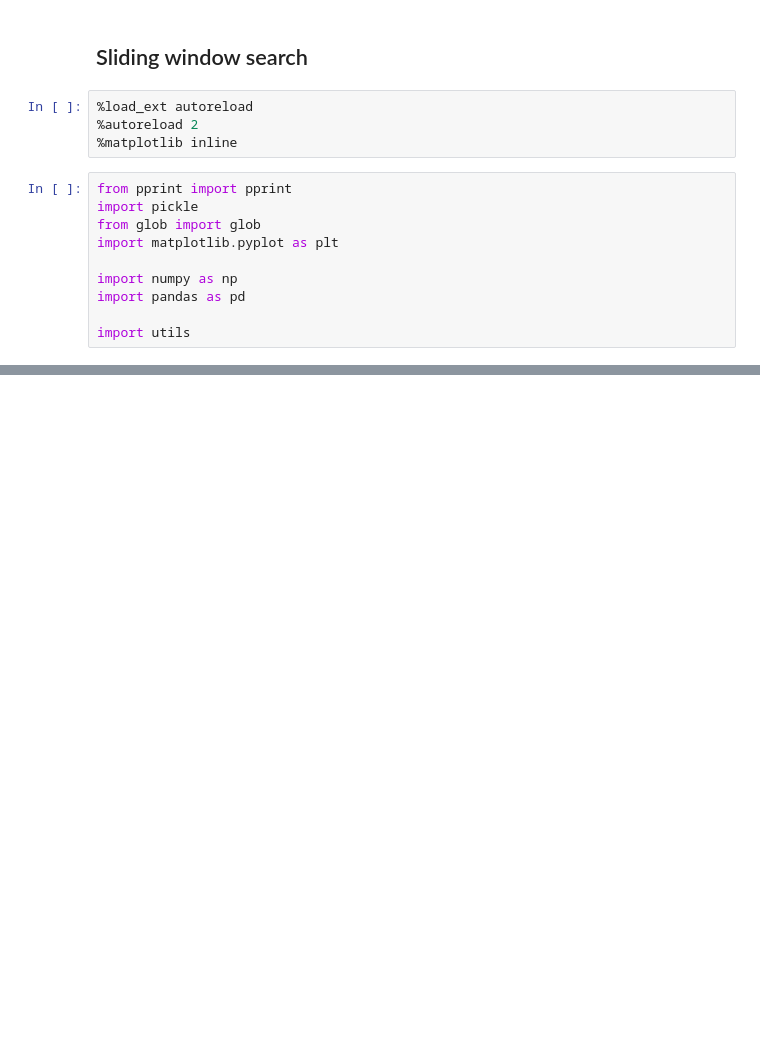
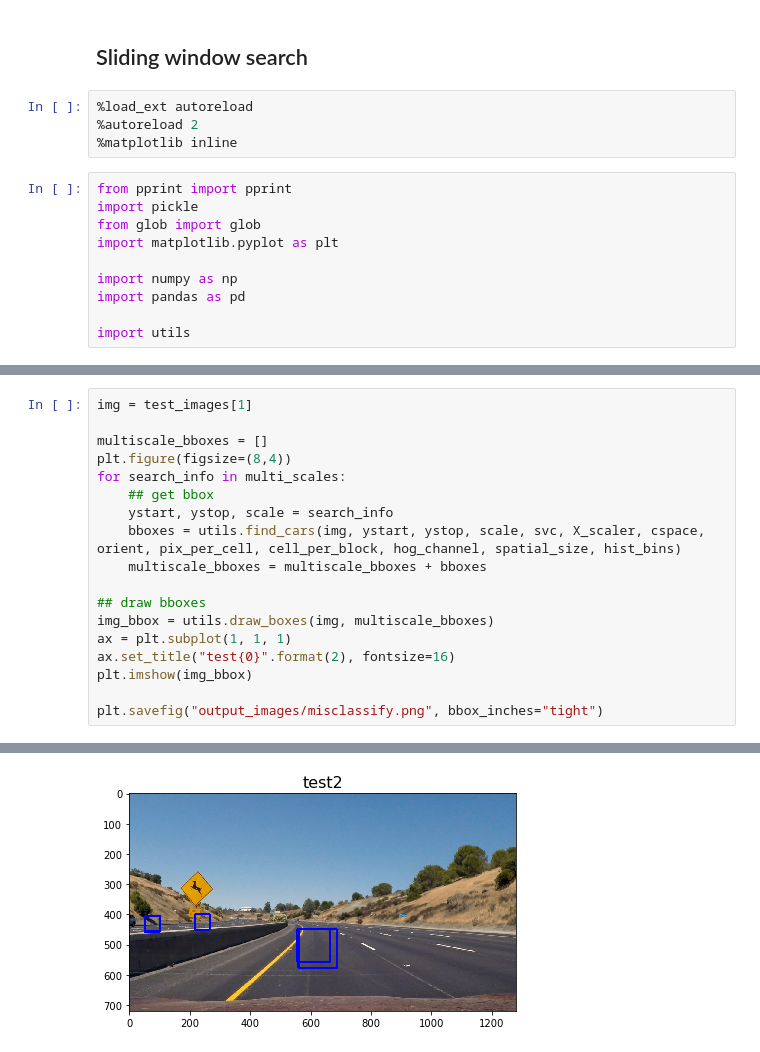
Before and after one commit to i-aki-y/selfdrivingcar-project5, a Jupyter notebook: SlidingWindow.ipynb, the cells around one changed output, grey strips where cells are left out. Drawn from its saved outputs; the diff is of its cells as text; blank space fills up the shorter version.

```diff
--- a/SlidingWindow.ipynb
+++ b/SlidingWindow.ipynb
@@ -134,0 +143,19 @@ for i, img in enumerate(test_images):
+# %%
+img = test_images[1]
+
+multiscale_bboxes = []
+plt.figure(figsize=(8,4))
+for search_info in multi_scales:
+    ## get bbox
+    ystart, ystop, scale = search_info
+    bboxes = utils.find_cars(img, ystart, ystop, scale, svc, X_scaler, cspace, orient, pix_per_cell, cell_per_block, hog_channel, spatial_size, hist_bins)
+    multiscale_bboxes = multiscale_bboxes + bboxes
+
+## draw bboxes
+img_bbox = utils.draw_boxes(img, multiscale_bboxes)
+ax = plt.subplot(1, 1, 1)
+ax.set_title("test{0}".format(2), fontsize=16)
+plt.imshow(img_bbox)
+
+plt.savefig("output_images/misclassify.png", bbox_inches="tight")
+# %% [output]
@@ -134,0 +164 @@ for i, img in enumerate(test_images):
+[figure, added]
```
Also changed, not shown: parts of 5 cells of this notebook, 20 other files.
